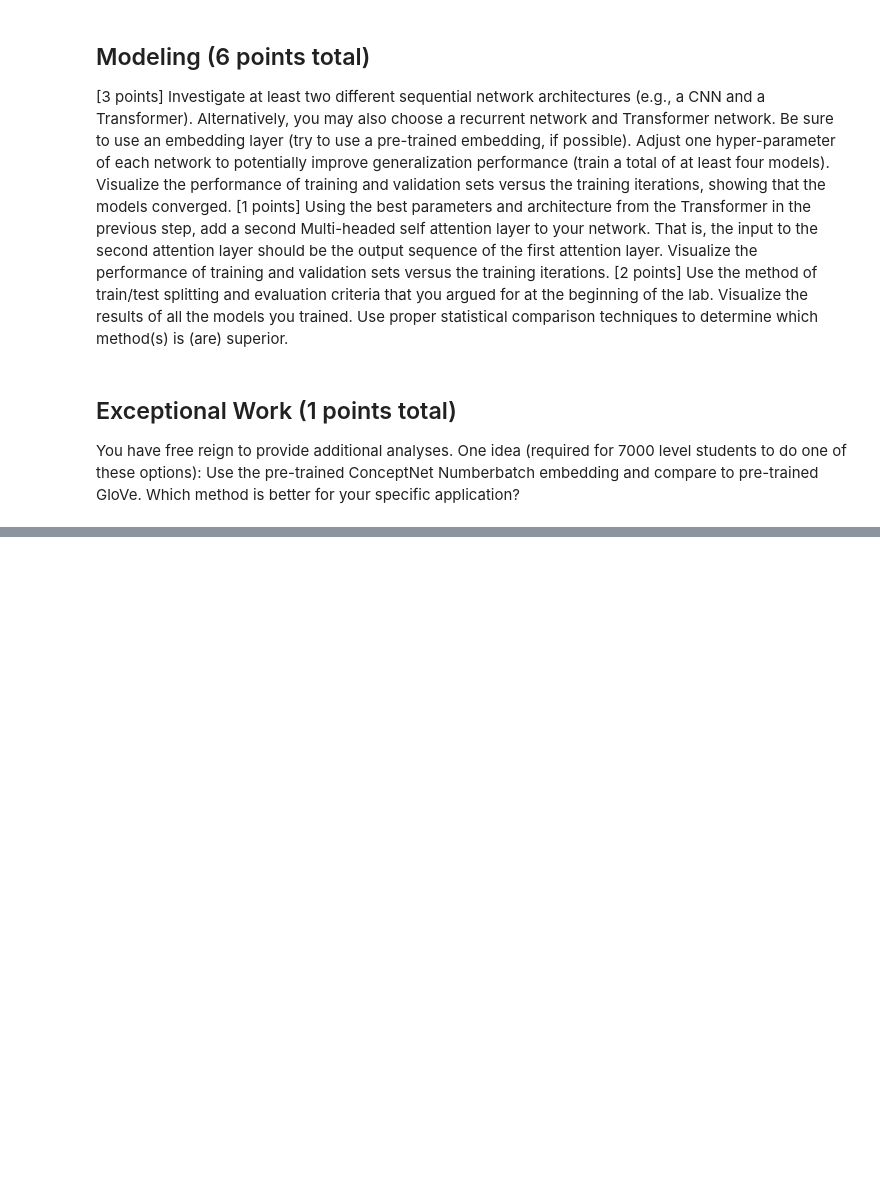
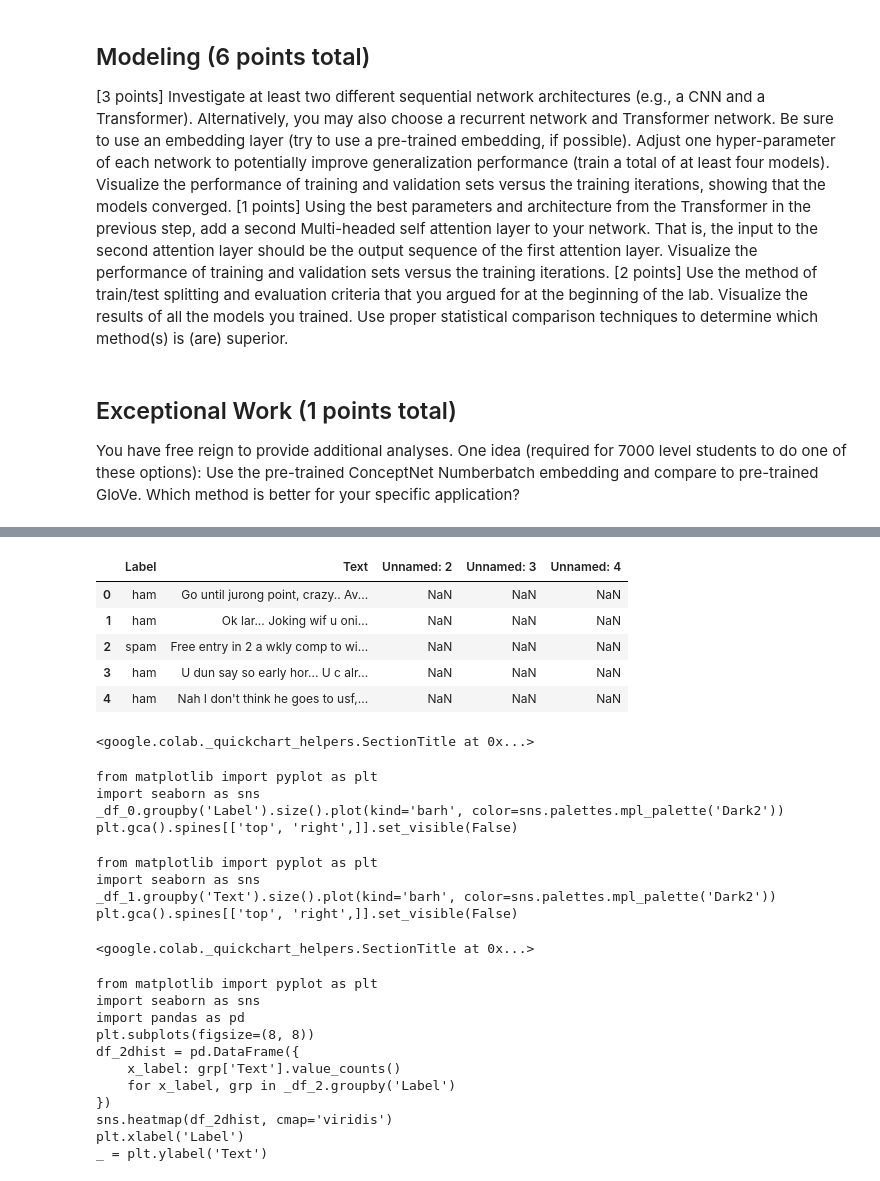
Before and after one commit to memote024/CS7324fall23, a Jupyter notebook: lab_7/Lab_7.ipynb, the cells around one changed output, grey strips where cells are left out. Saved outputs shown, nothing was run; the diff lists cells and outputs as text; code cells hidden in the pictures; blank space fills up the shorter version.

```diff
--- a/lab_7/Lab_7.ipynb
+++ b/lab_7/Lab_7.ipynb
@@ -24,0 +84,37 @@ Use the pre-trained ConceptNet Numberbatch embedding and compare to pre-trained
+# %%
+# Read in our dataset
+df = pd.read_csv("/content/drive/MyDrive/Colab Notebooks/Lab7_ML/spam 2.csv", encoding='latin1')
+
+# Renaming the columns for readability purposes
+df.rename(columns={'v1': 'Label'}, inplace=True)
+df.rename(columns={'v2': 'Text'}, inplace=True)
+
+df.head()
+# %% [output]
+|  | Label | Text | Unnamed: 2 | Unnamed: 3 | Unnamed: 4 |
+| 0 | ham | Go until jurong point, crazy.. Av... | NaN | NaN | NaN |
+| 1 | ham | Ok lar... Joking wif u oni... | NaN | NaN | NaN |
+| 2 | spam | Free entry in 2 a wkly comp to wi... | NaN | NaN | NaN |
+| 3 | ham | U dun say so early hor... U c alr... | NaN | NaN | NaN |
+| 4 | ham | Nah I don't think he goes to usf,... | NaN | NaN | NaN |
+<google.colab._quickchart_helpers.SectionTitle at 0x...>
+from matplotlib import pyplot as plt
+import seaborn as sns
+_df_0.groupby('Label').size().plot(kind='barh', color=sns.palettes.mpl_palette('Dark2'))
+plt.gca().spines[['top', 'right',]].set_visible(False)
+from matplotlib import pyplot as plt
+import seaborn as sns
+_df_1.groupby('Text').size().plot(kind='barh', color=sns.palettes.mpl_palette('Dark2'))
+plt.gca().spines[['top', 'right',]].set_visible(False)
+<google.colab._quickchart_helpers.SectionTitle at 0x...>
+from matplotlib import pyplot as plt
+import seaborn as sns
+import pandas as pd
+plt.subplots(figsize=(8, 8))
+df_2dhist = pd.DataFrame({
+    x_label: grp['Text'].value_counts()
+    for x_label, grp in _df_2.groupby('Label')
+})
+sns.heatmap(df_2dhist, cmap='viridis')
+plt.xlabel('Label')
+_ = plt.ylabel('Text')
```
Also changed, not shown: parts of 15 cells of this notebook.
